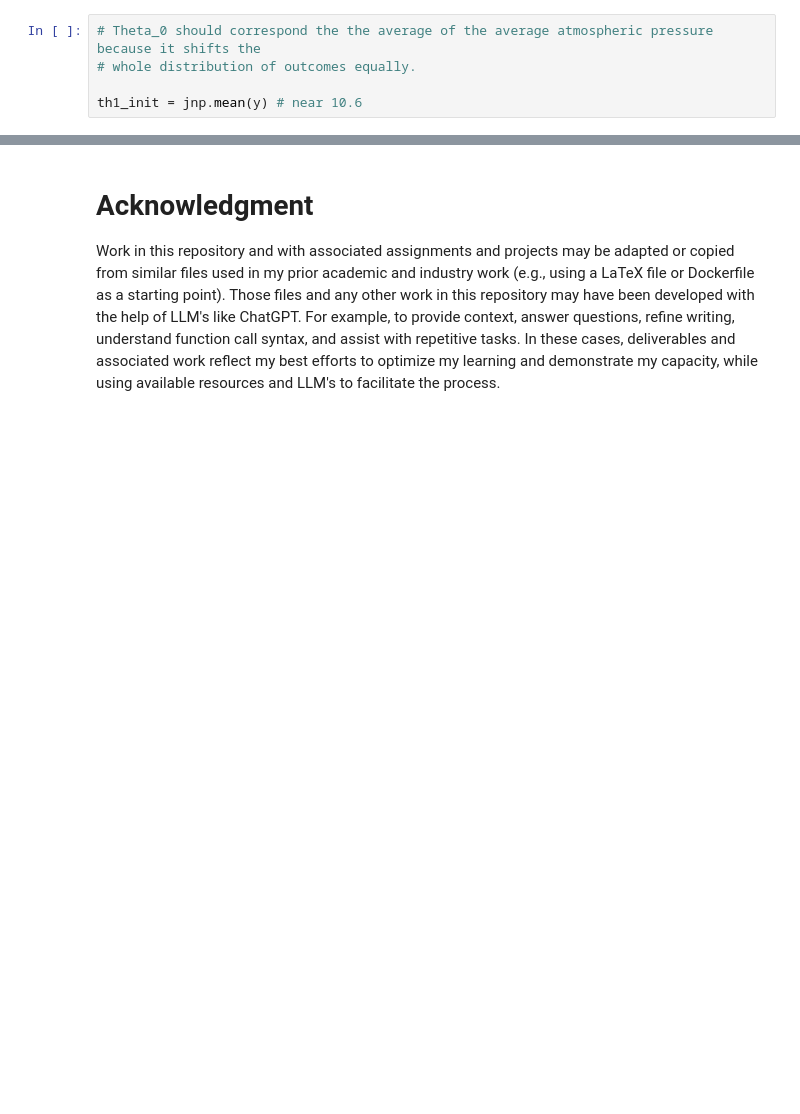
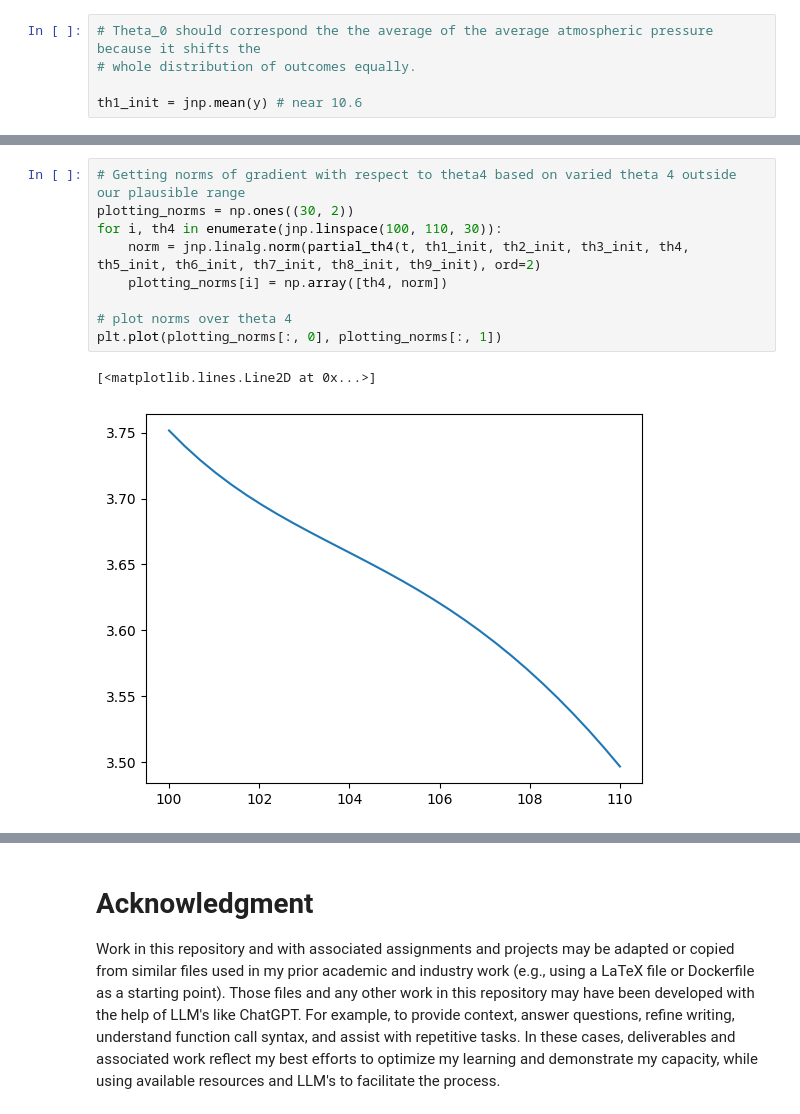
Before and after one commit to jwb-byu/cs-580-misc, a Jupyter notebook: hw/hw28/hw28.ipynb, the cells around one changed output, grey strips where cells are left out. Drawn from its saved outputs; the diff is of its cells as text; blank space fills up the shorter version.

```diff
--- a/hw/hw28/hw28.ipynb
+++ b/hw/hw28/hw28.ipynb
@@ -103,0 +92,12 @@ The norm of df/dth7 for bad thetas is 142.78128051757812
+# %%
+# Getting norms of gradient with respect to theta4 based on varied theta 4 outside our plausible range
+plotting_norms = np.ones((30, 2))
+for i, th4 in enumerate(jnp.linspace(100, 110, 30)):
+    norm = jnp.linalg.norm(partial_th4(t, th1_init, th2_init, th3_init, th4, th5_init, th6_init, th7_init, th8_init, th9_init), ord=2)
+    plotting_norms[i] = np.array([th4, norm])
+
+# plot norms over theta 4
+plt.plot(plotting_norms[:, 0], plotting_norms[:, 1])
+# %% [output]
+[<matplotlib.lines.Line2D at 0x...>]
+[figure, added]
```
Also changed, not shown: parts of 22 cells of this notebook, 2 other files.
